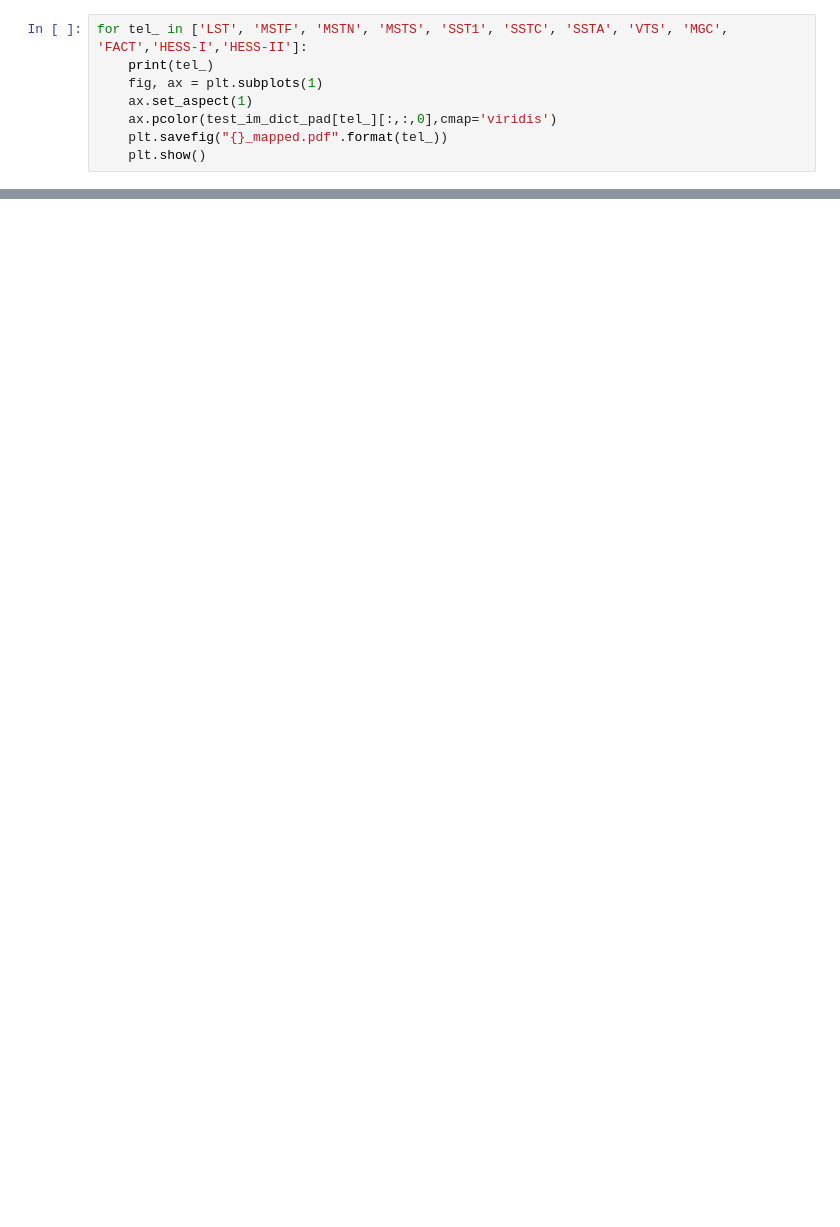
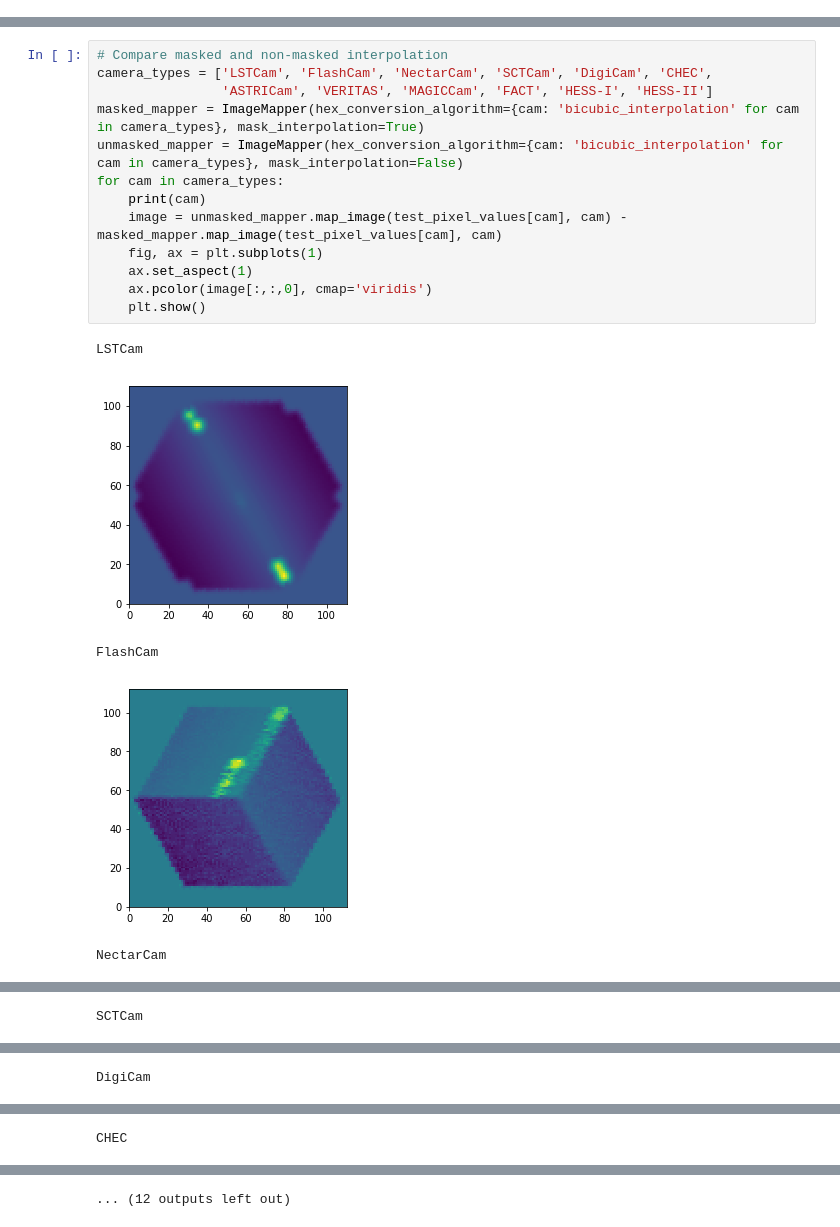
Before and after one commit to ctlearn-project/ctlearn, a Jupyter notebook: notebooks/test_image_mapper.ipynb, the cells around one changed output, grey strips where cells are left out. Saved outputs shown, nothing was run; the diff lists cells and outputs as text; blank space fills up the shorter version.

```diff
--- a/notebooks/test_image_mapper.ipynb
+++ b/notebooks/test_image_mapper.ipynb
@@ -131,8 +70,0 @@ Wall time: 10 µs
-# %%
-for tel_ in ['LST', 'MSTF', 'MSTN', 'MSTS', 'SST1', 'SSTC', 'SSTA', 'VTS', 'MGC', 'FACT','HESS-I','HESS-II']:
-    print(tel_)
-    fig, ax = plt.subplots(1)
-    ax.set_aspect(1)
-    ax.pcolor(test_im_dict_pad[tel_][:,:,0],cmap='viridis')
-    plt.savefig("{}_mapped.pdf".format(tel_))
-    plt.show()
@@ -152,0 +136,19 @@ SSTC
+# %%
+# Compare masked and non-masked interpolation
+camera_types = ['LSTCam', 'FlashCam', 'NectarCam', 'SCTCam', 'DigiCam', 'CHEC',
+                'ASTRICam', 'VERITAS', 'MAGICCam', 'FACT', 'HESS-I', 'HESS-II']
+masked_mapper = ImageMapper(hex_conversion_algorithm={cam: 'bicubic_interpolation' for cam in camera_types}, mask_interpolation=True)
+unmasked_mapper = ImageMapper(hex_conversion_algorithm={cam: 'bicubic_interpolation' for cam in camera_types}, mask_interpolation=False)
+for cam in camera_types:
+    print(cam)
+    image = unmasked_mapper.map_image(test_pixel_values[cam], cam) - masked_mapper.map_image(test_pixel_values[cam], cam)
+    fig, ax = plt.subplots(1)
+    ax.set_aspect(1)
+    ax.pcolor(image[:,:,0], cmap='viridis')
+    plt.show()
+# %% [output]
+LSTCam
+[figure, added]
+FlashCam
+[figure, added]
+NectarCam
@@ -152,0 +156 @@ SSTC
+SCTCam
@@ -152,0 +158 @@ SSTC
+DigiCam
@@ -152,0 +160 @@ SSTC
+CHEC
@@ -152,0 +162 @@ SSTC
+... (12 outputs left out)
```
Also changed, not shown: parts of 17 cells of this notebook.
